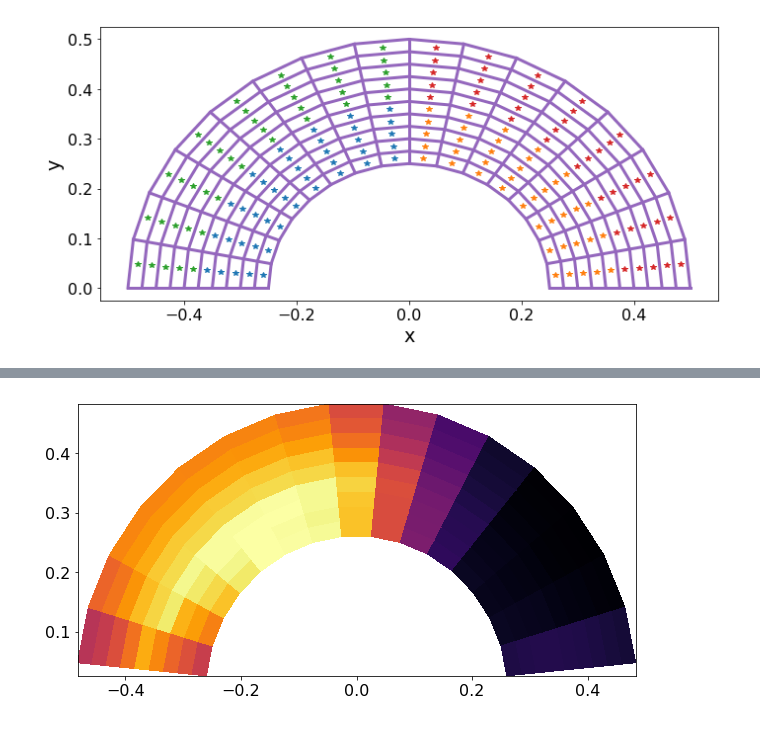
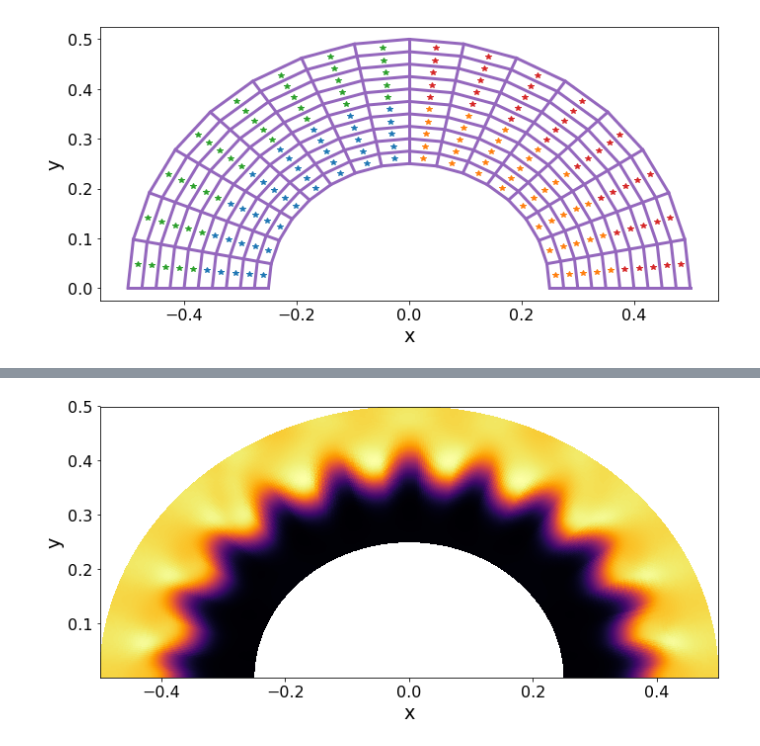
Before and after one commit to rmasti/FEM, a Jupyter notebook: fig/parr.ipynb, the cells around one changed output, grey strips where cells are left out. Drawn from its saved outputs; the diff is of its cells as text; code cells hidden in the pictures.

```diff
--- a/fig/parr.ipynb
+++ b/fig/parr.ipynb
@@ -43,0 +62,13 @@ plt.show()
+# %%
+fig, ax=plt.subplots(figsize=(5.0,5))
+
+xc = np.loadtxt("../parr/output/xcLg-0.txt")
+yc = np.loadtxt("../parr/output/ycLg-0.txt")
+xcLg0 = np.loadtxt("../parr/output/xcLg-0.txt")
+ycLg0 = np.loadtxt("../parr/output/ycLg-0.txt")
+rho = np.loadtxt("../parr/output/UL_v-0.txt")
+
+ax.pcolor(xcLg0[3:-3,3:-3], ycLg0[3:-3, 3:-3], rho[3:-3,3:-3])
+ax.pcolor(xcLg0[3:-3,0:3], ycLg0[3:-3, 0:3], rho[3:-3,0:3])
+
+plt.show()
@@ -44,10 +134,16 @@ plt.show()
 # %%
 fig, ax=plt.subplots(figsize=(10,5))
 
-rho = np.loadtxt("../parr/output4eq/U_rho-1955.txt")
 
-ax.pcolor(xc, yc, rho)
+rho = np.loadtxt("../serialE/output/U_rho-1000.txt")
+
+ax.pcolor(xc, yc, (rho[3:-3,3:-3]))
+
+ax.set_xlabel("x")
+ax.set_ylabel("y")
+plt.tight_layout()
+plt.savefig("360x300serial.png")
 
 plt.show()
 # %% [output]
-[figure, old version]
+[figure, new version]
```
Also changed, not shown: parts of 3 cells of this notebook, 5 other files.
